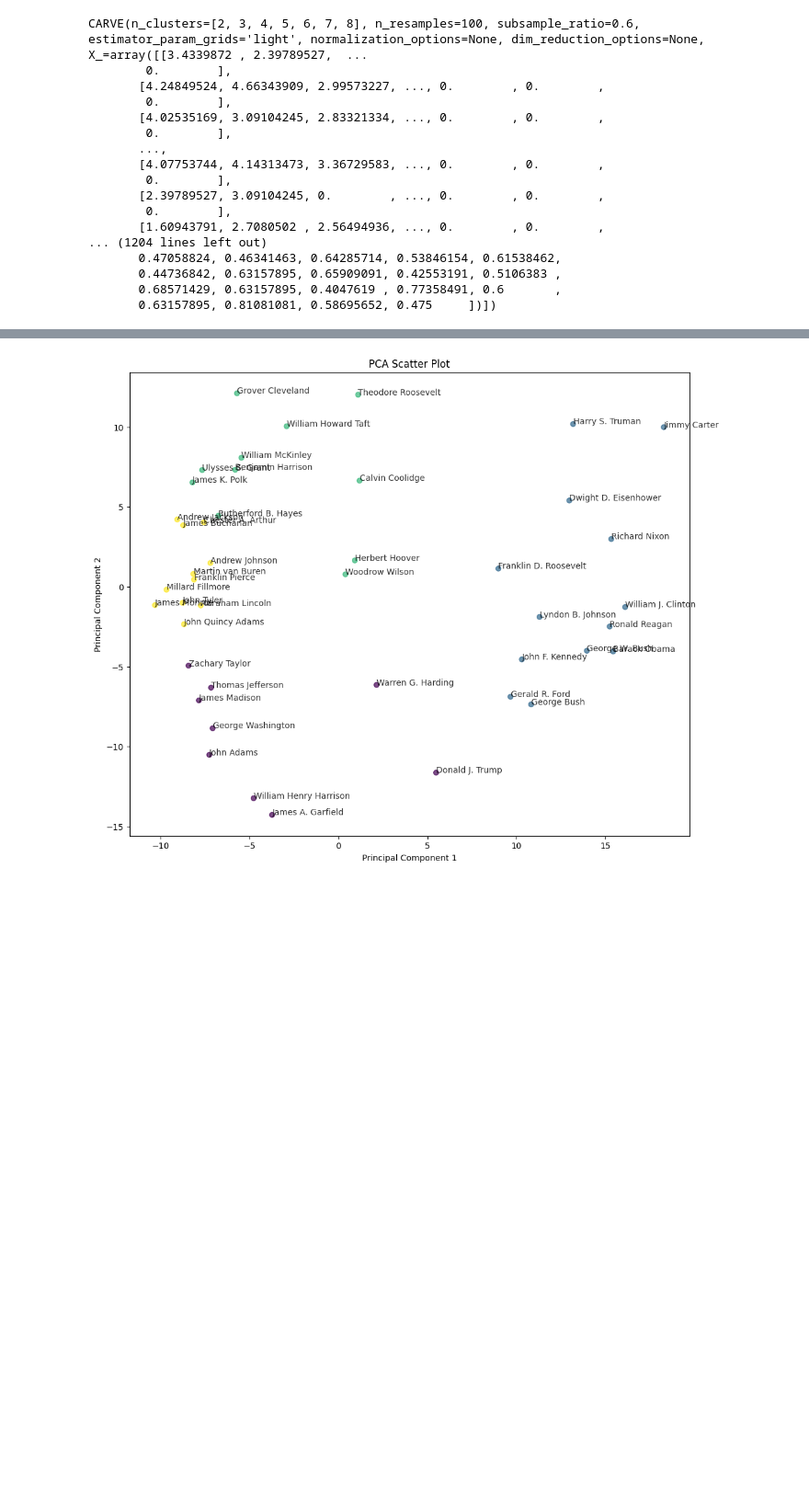
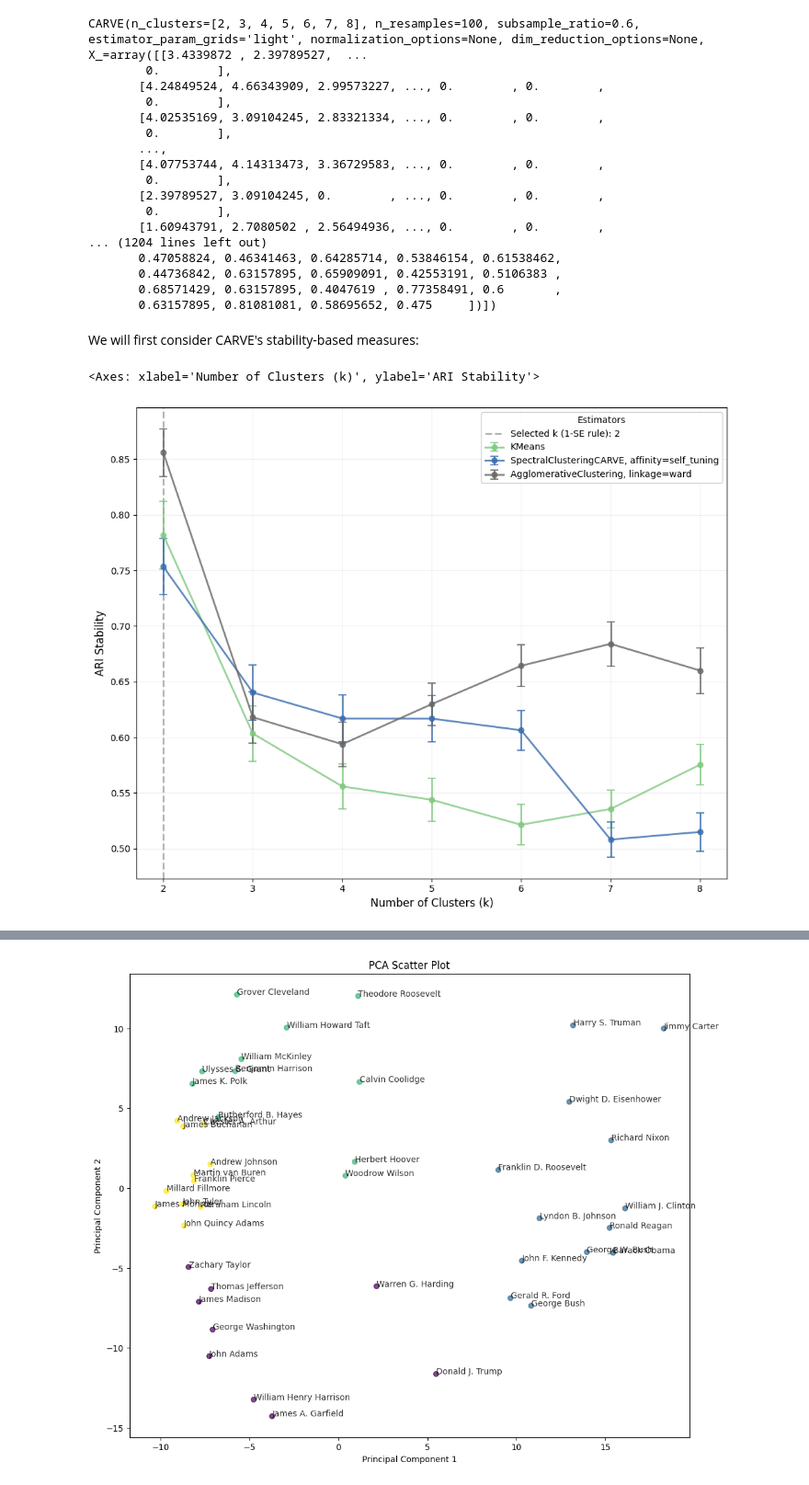
Before and after one commit to DataSlingers/CARVE, a Jupyter notebook: notebooks/Lab20_A.ipynb, the cells around one changed output, grey strips where cells are left out. Shown at 92% size. Saved outputs shown, nothing was run; the diff lists cells and outputs as text; code cells hidden in the pictures; blank space fills up the shorter version.

```diff
--- a/notebooks/Lab20_A.ipynb
+++ b/notebooks/Lab20_A.ipynb
@@ -439,4 +462,13 @@ CARVE(n_clusters=[2, 3, 4, 5, 6, 7, 8], n_resamples=100, subsample_ratio=0.6, es
        0.44736842, 0.63157895, 0.65909091, 0.42553191, 0.5106383 ,
        0.68571429, 0.63157895, 0.4047619 , 0.77358491, 0.6       ,
        0.63157895, 0.81081081, 0.58695652, 0.475     ])])
+# %% [markdown]
+We will first consider CARVE's stability-based measures:
+# %%
+measure = 'stability'
+
+carve.plot_metric_over_n_clusters(measure=measure, figsize=(10, 8))
+# %% [output]
+<Axes: xlabel='Number of Clusters (k)', ylabel='ARI Stability'>
+[figure, added]
 # %%
```
Also changed, not shown: parts of 6 cells of this notebook, 4 other files.
